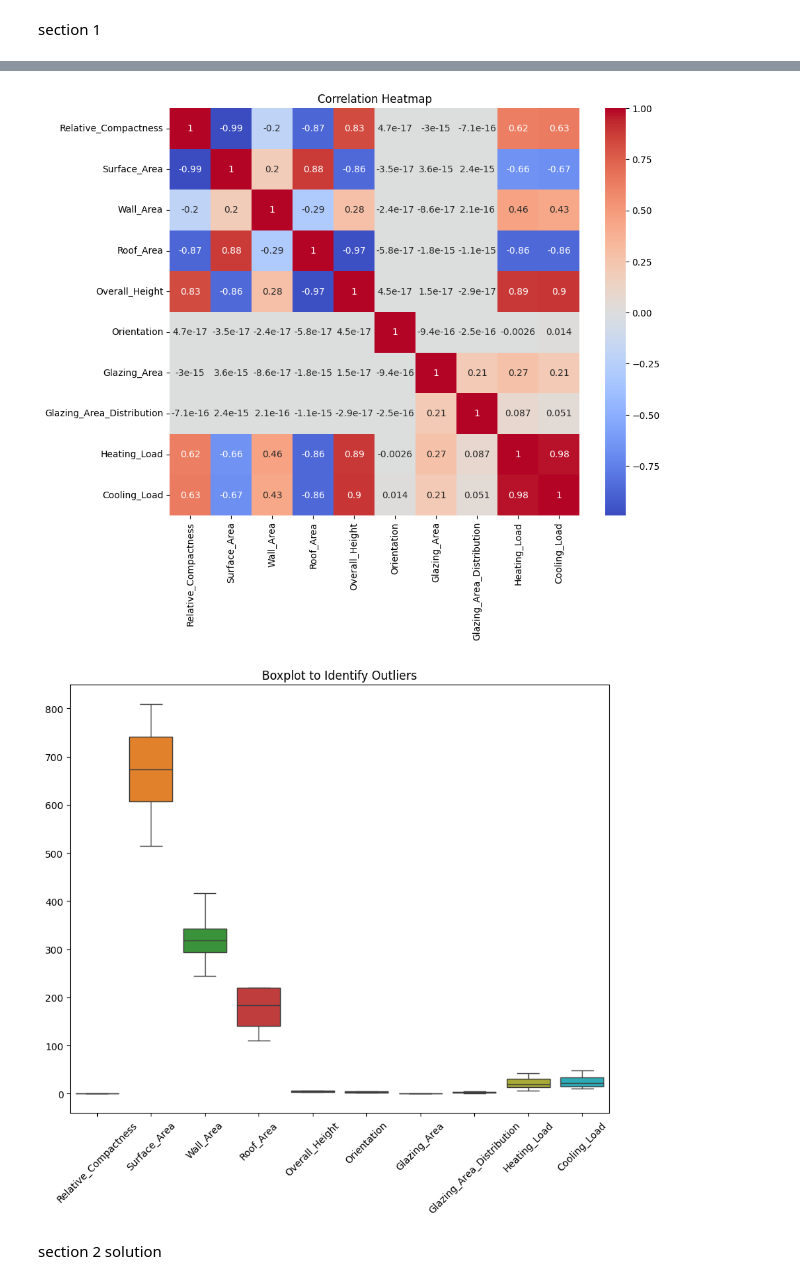
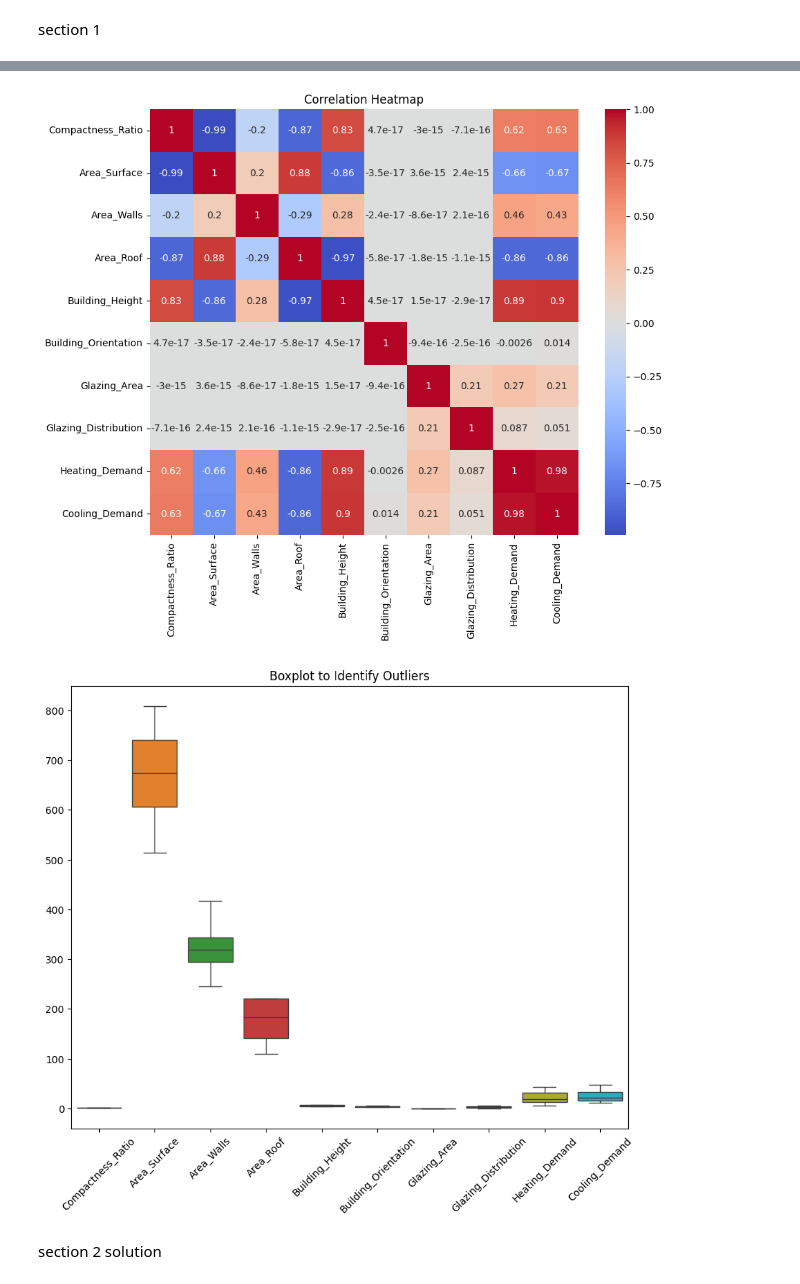
Before and after one commit to shaurya244/Winter-Project-Introduction-To-Machine-Learning, a Jupyter notebook: NON IITK/Assignments/Assignment 2/AritraSarkar_VNITNagpur/asiigment2.ipynb, the cells around one changed output, grey strips where cells are left out. Cells and saved outputs as stored; diff of their text form; code cells hidden in the pictures.

```diff
--- a/NON IITK/Assignments/Assignment 2/AritraSarkar_VNITNagpur/asiigment2.ipynb
+++ b/NON IITK/Assignments/Assignment 2/AritraSarkar_VNITNagpur/asiigment2.ipynb
@@ -5,27 +5,35 @@ import pandas as pd
 import numpy as np
 import matplotlib.pyplot as plt
 import seaborn as sns
+from sklearn.preprocessing import StandardScaler
+from sklearn.metrics import mean_squared_error, r2_score
 
-file_path='./ENB2012_data.xlsx'
-dataset = pd.read_excel(file_path)
+# Load the dataset
+file_path = './ENB2012_data.xlsx'
+data = pd.read_excel(file_path)
 
-dataset.columns = ['Relative_Compactness', 'Surface_Area', 'Wall_Area', 'Roof_Area',
-                   'Overall_Height', 'Orientation', 'Glazing_Area', 'Glazing_Area_Distribution',
-                   'Heating_Load', 'Cooling_Load']
+# Rename columns for clarity
+data.columns = ['Compactness_Ratio', 'Area_Surface', 'Area_Walls', 'Area_Roof',
+                'Building_Height', 'Building_Orientation', 'Glazing_Area', 'Glazing_Distribution',
+                'Heating_Demand', 'Cooling_Demand']
 
-print(dataset.info())
-print(dataset.describe())
+# Print data information
+print(data.info())
+print(data.describe())
 
-#missing values
-print("Missing values:\n", dataset.isnull().sum())
+# Check for missing values
+print("Missing values:\n", data.isnull().sum())
 
+
+# Correlation Heatmap to visualize relationships between variables
 plt.figure(figsize=(10, 8))
-sns.heatmap(dataset.corr(), annot=True, cmap='coolwarm')
+sns.heatmap(data.corr(), annot=True, cmap='coolwarm')
 plt.title("Correlation Heatmap")
 plt.show()
 
+# Boxplot to identify potential outliers in the dataset
 plt.figure(figsize=(10, 8))
-sns.boxplot(data=dataset)
+sns.boxplot(data=data)
 plt.title("Boxplot to Identify Outliers")
 plt.xticks(rotation=45)
 plt.show()
@@ -49,6 +57,6 @@ Cooling_Load                 0
 dtype: int64
-[figure, old version]
+[figure, new version]
-[figure, old version]
+[figure, new version]
 # %% [markdown]
 section 2 solution
 # %%
```
Also changed, not shown: parts of 19 cells of this notebook.
